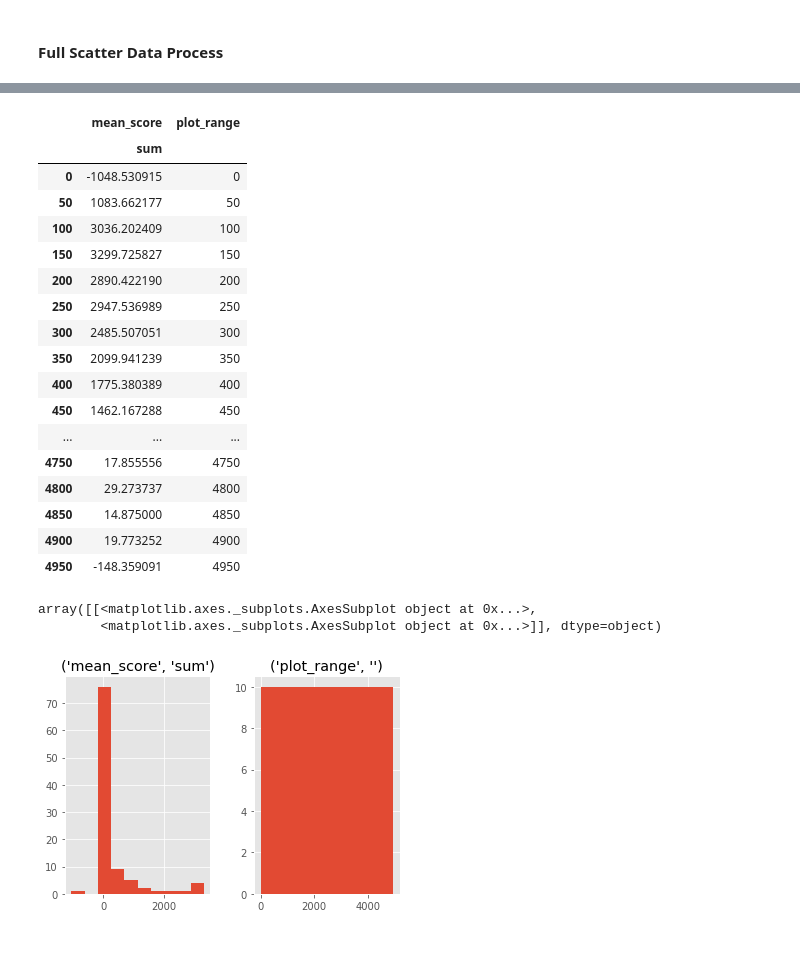
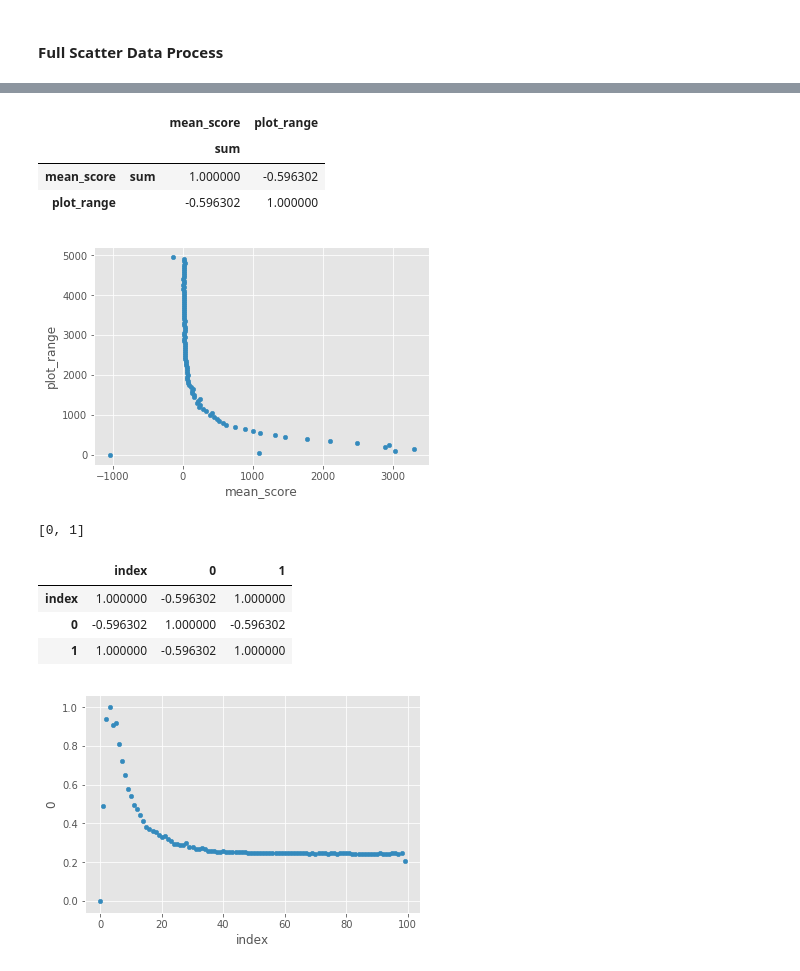
Before and after one commit to kimrharper/data_science_nltk, a Jupyter notebook: Language_Analysis.ipynb, the cells around one changed output, grey strips where cells are left out. Drawn from its saved outputs; the diff is of its cells as text; code cells hidden in the pictures.

```diff
--- a/Language_Analysis.ipynb
+++ b/Language_Analysis.ipynb
@@ -337,28 +327,0 @@ display(scatterdata)
-# %%
-scatterdata.index = range_array[:-1]
-scatterdata['plot_range'] = scatterdata.index
-
-display(scatterdata)
-scatterdata.hist()
-# %% [output]
-|  | mean_score | plot_range |
-|  | sum |  |
-| 0 | -1048.530915 | 0 |
-| 50 | 1083.662177 | 50 |
-| 100 | 3036.202409 | 100 |
-| 150 | 3299.725827 | 150 |
-| 200 | 2890.422190 | 200 |
-| 250 | 2947.536989 | 250 |
-| 300 | 2485.507051 | 300 |
-| 350 | 2099.941239 | 350 |
-| 400 | 1775.380389 | 400 |
-| 450 | 1462.167288 | 450 |
-| ... | ... | ... |
-| 4750 | 17.855556 | 4750 |
-| 4800 | 29.273737 | 4800 |
-| 4850 | 14.875000 | 4850 |
-| 4900 | 19.773252 | 4900 |
-| 4950 | -148.359091 | 4950 |
-array([[<matplotlib.axes._subplots.AxesSubplot object at 0x...>,
-        <matplotlib.axes._subplots.AxesSubplot object at 0x...>]], dtype=object)
-[figure, removed]
@@ -371,0 +328,18 @@ array([[<matplotlib.axes._subplots.AxesSubplot object at 0x...>,
+# %%
+# account for strange extra indice in list (not sure how the index value in the table is being lost)
+scatterdata.index = range_array[:-1]
+
+# makes index plottable
+scatterdata['plot_range'] = scatterdata.index
+
+# scatterplot
+scatterdata.plot.scatter('mean_score','plot_range')
+
+# r correlation calc
+scatterdata.corr(method='pearson')
+# %% [output]
+|  |  | mean_score | plot_range |
+|  |  | sum |  |
+| mean_score | sum | 1.000000 | -0.596302 |
+| plot_range |  | -0.596302 | 1.000000 |
+[figure, added]
@@ -371,0 +348,21 @@ array([[<matplotlib.axes._subplots.AxesSubplot object at 0x...>,
+# %%
+import pandas as pd
+from sklearn import preprocessing
+
+min_max_scaler = preprocessing.MinMaxScaler()
+np_scaled = min_max_scaler.fit_transform(scatterdata)
+df_normalized = pd.DataFrame(np_scaled)
+print(list(df_normalized))
+df_normalized
+
+df_normalized = df_normalized.reset_index()
+df_normalized.plot.scatter('index',0)
+
+df_normalized.corr(method='pearson')
+# %% [output]
+[0, 1]
+|  | index | 0 | 1 |
+| index | 1.000000 | -0.596302 | 1.000000 |
+| 0 | -0.596302 | 1.000000 | -0.596302 |
+| 1 | 1.000000 | -0.596302 | 1.000000 |
+[figure, added]
```
Also changed, not shown: parts of 9 cells of this notebook.
